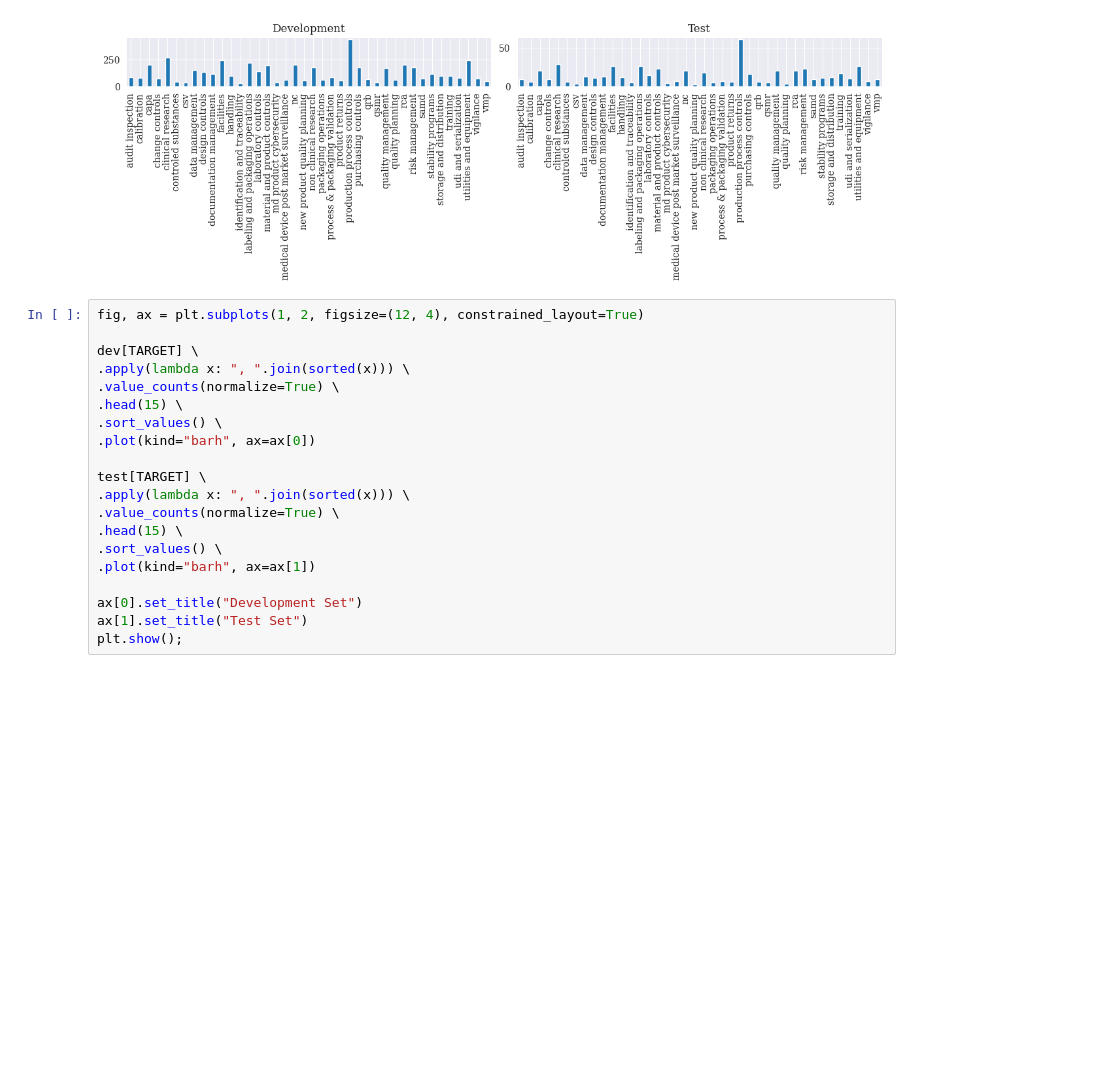
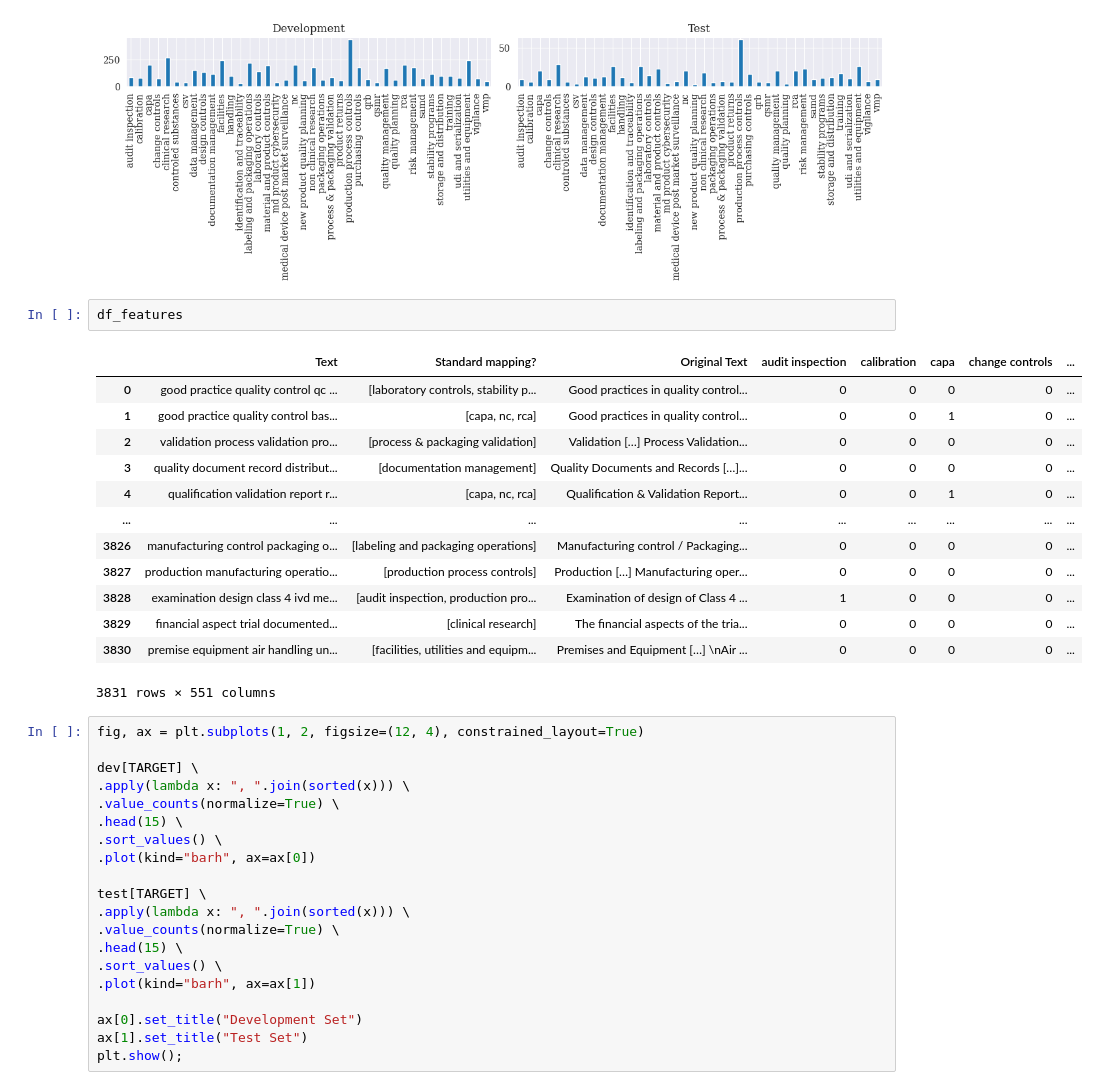
Before and after one commit to vishu-tyagi/JNJ-Capstone-Project, a Jupyter notebook: notebooks/naive-model-evaluation.ipynb, the cells around one changed output. Saved outputs shown, nothing was run; the diff lists cells and outputs as text; blank space fills up the shorter version.

```diff
--- a/notebooks/naive-model-evaluation.ipynb
+++ b/notebooks/naive-model-evaluation.ipynb
@@ -76,6 +76,22 @@ ax[0].set_title("Development")
 ax[1].set_title("Test");
 # %% [output]
 [figure]
+# %%
+df_features
+# %% [output]
+|  | Text | Standard mapping? | Original Text | audit inspection | calibration | capa | change controls | ... |
+| 0 | good practice quality control qc ... | [laboratory controls, stability p... | Good practices in quality control... | 0 | 0 | 0 | 0 | ... |
+| 1 | good practice quality control bas... | [capa, nc, rca] | Good practices in quality control... | 0 | 0 | 1 | 0 | ... |
+| 2 | validation process validation pro... | [process & packaging validation] | Validation […] Process Validation... | 0 | 0 | 0 | 0 | ... |
+| 3 | quality document record distribut... | [documentation management] | Quality Documents and Records […]... | 0 | 0 | 0 | 0 | ... |
+| 4 | qualification validation report r... | [capa, nc, rca] | Qualification & Validation Report... | 0 | 0 | 1 | 0 | ... |
+| ... | ... | ... | ... | ... | ... | ... | ... | ... |
+| 3826 | manufacturing control packaging o... | [labeling and packaging operations] | Manufacturing control / Packaging... | 0 | 0 | 0 | 0 | ... |
+| 3827 | production manufacturing operatio... | [production process controls] | Production […] Manufacturing oper... | 0 | 0 | 0 | 0 | ... |
+| 3828 | examination design class 4 ivd me... | [audit inspection, production pro... | Examination of design of Class 4 ... | 1 | 0 | 0 | 0 | ... |
+| 3829 | financial aspect trial documented... | [clinical research] | The financial aspects of the tria... | 0 | 0 | 0 | 0 | ... |
+| 3830 | premise equipment air handling un... | [facilities, utilities and equipm... | Premises and Equipment […] \nAir ... | 0 | 0 | 0 | 0 | ... |
+3831 rows × 551 columns
 # %%
 fig, ax = plt.subplots(1, 2, figsize=(12, 4), constrained_layout=True)
 
```
Also changed, not shown: parts of 1 cell of this notebook, 13 other files.
